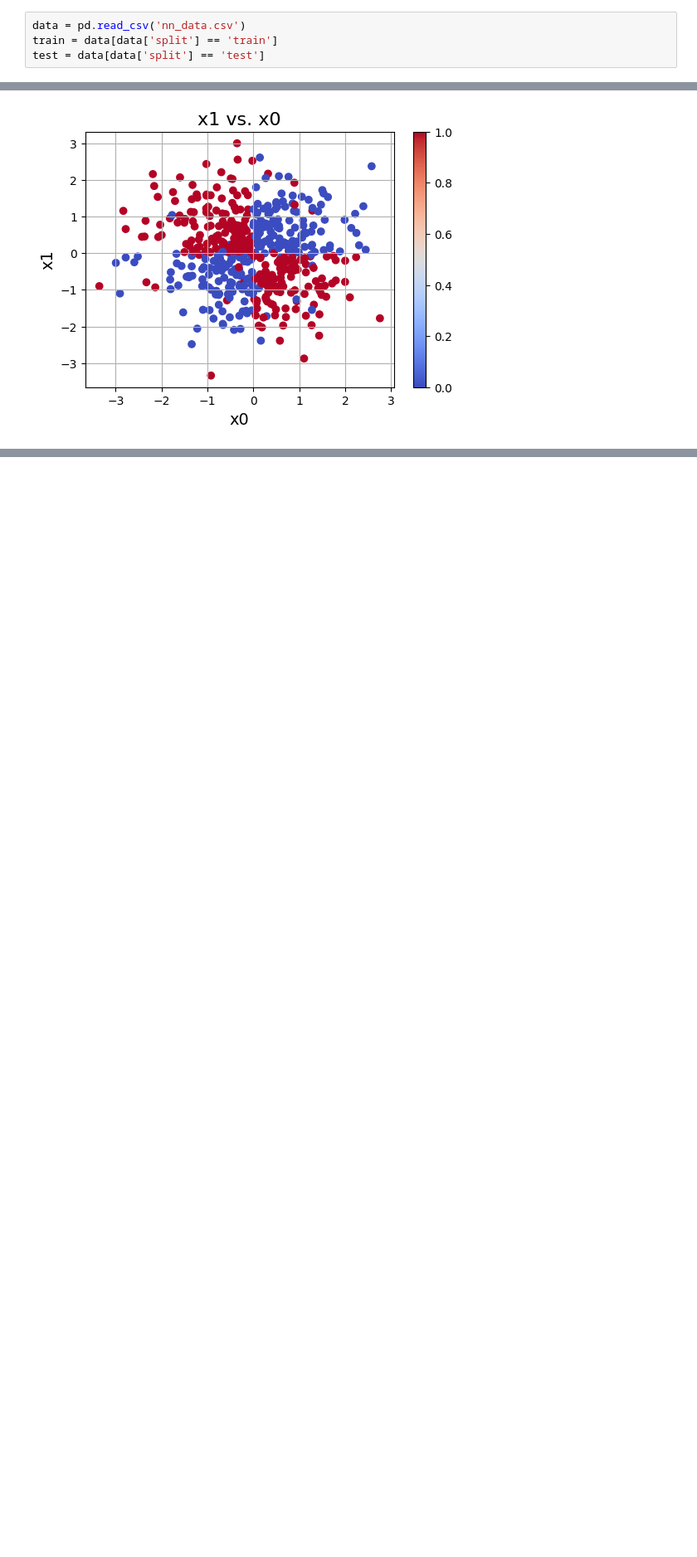
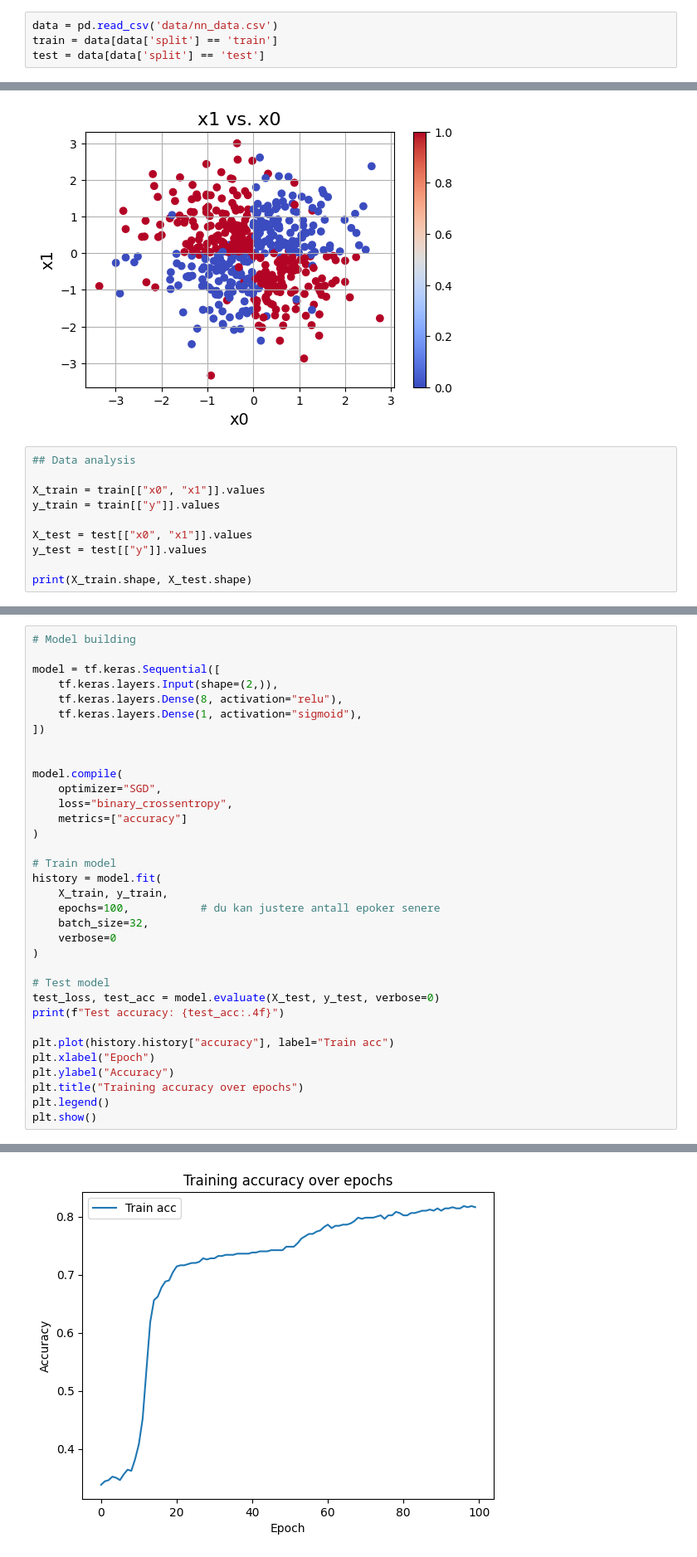
Before and after one commit to joonseren/TDT4172-Introduction-to-Machine-Learning, a Jupyter notebook: Assignment2/Chapter_2.ipynb, the cells around one changed output, grey strips where cells are left out. Shown at 83% size. Drawn from its saved outputs; the diff is of its cells as text; blank space fills up the shorter version.

```diff
--- a/Assignment2/Chapter_2.ipynb
+++ b/Assignment2/Chapter_2.ipynb
@@ -69,7 +69,7 @@ The dataset consists of the same "Synapse Cipher" data from Assignment 1.
    - Plot the learning rate curve. Did the learning rate scheduling improve performance? Why or why not?
    - Conduct a simple ablation study of each architectural and optimization choice concerning test accuracy.
 # %%
-data = pd.read_csv('nn_data.csv')
+data = pd.read_csv('data/nn_data.csv')
 train = data[data['split'] == 'train']
 test = data[data['split'] == 'test']
 # %%
@@ -83,3 +83,13 @@ plt.colorbar()
 plt.show()
 # %% [output]
 [figure]
+# %%
+## Data analysis
+
+X_train = train[["x0", "x1"]].values
+y_train = train[["y"]].values
+
+X_test = test[["x0", "x1"]].values
+y_test = test[["y"]].values
+
+print(X_train.shape, X_test.shape)
@@ -85,0 +98,35 @@ plt.show()
+# %%
+# Model building
+
+model = tf.keras.Sequential([
+    tf.keras.layers.Input(shape=(2,)),
+    tf.keras.layers.Dense(8, activation="relu"),
+    tf.keras.layers.Dense(1, activation="sigmoid"),
+])
+
+
+model.compile(
+    optimizer="SGD",
+    loss="binary_crossentropy",
+    metrics=["accuracy"]
+)
+
+# Train model
+history = model.fit(
+    X_train, y_train,
+    epochs=100,           # du kan justere antall epoker senere
+    batch_size=32,
+    verbose=0
+)
+
+# Test model
+test_loss, test_acc = model.evaluate(X_test, y_test, verbose=0)
+print(f"Test accuracy: {test_acc:.4f}")
+
+plt.plot(history.history["accuracy"], label="Train acc")
+plt.xlabel("Epoch")
+plt.ylabel("Accuracy")
+plt.title("Training accuracy over epochs")
+plt.legend()
+plt.show()
+# %% [output]
@@ -86,3 +134,4 @@ plt.show()
+[figure, added]
 # %% [markdown]
 # 📶📡🛰️🤳 Mission 2.2: Locate the AI Servers
 
```
Also changed, not shown: parts of 3 cells of this notebook, 1 other file.
